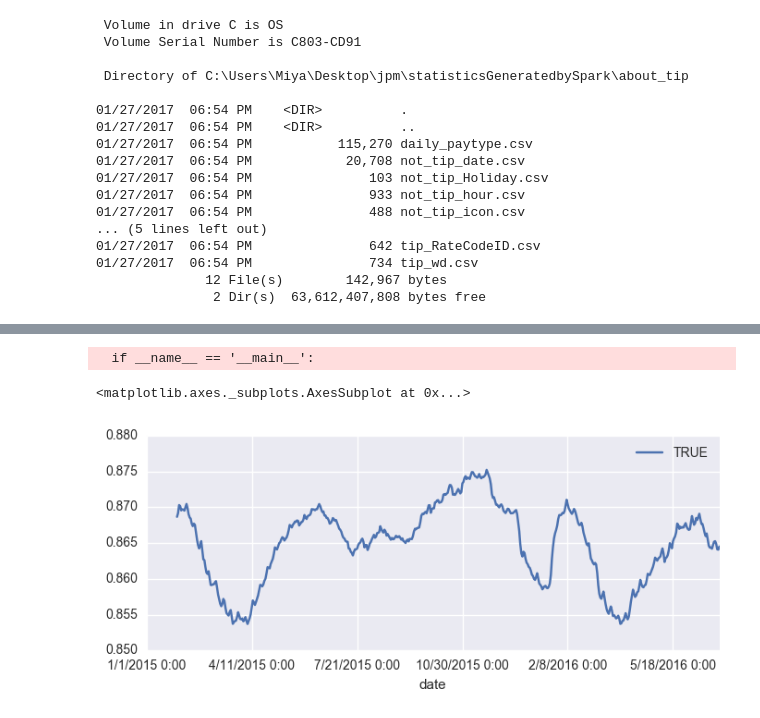
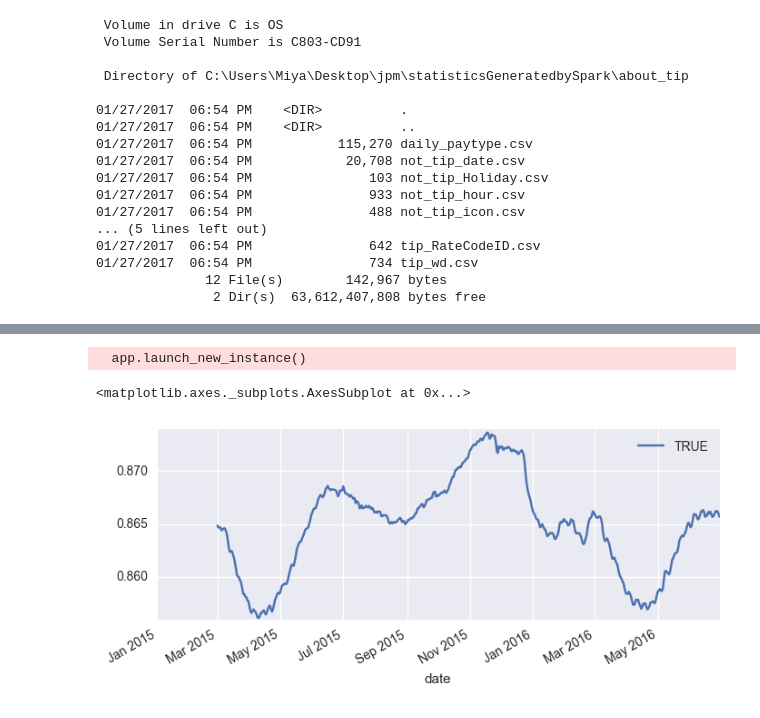
Before and after one commit to MiyainNYC/PySpark-Data-Challenge, a Jupyter notebook: Volume_VIZ.ipynb, the cells around one changed output, grey strips where cells are left out. Drawn from its saved outputs; the diff is of its cells as text; code cells hidden in the pictures.

```diff
--- a/Volume_VIZ.ipynb
+++ b/Volume_VIZ.ipynb
@@ -719,4 +719,4 @@ ls
               12 File(s)        142,967 bytes
                2 Dir(s)  63,612,407,808 bytes free
 # %%
-not_tip_date = pd.read_csv('not_tip_date.csv',parse_dates = ['date']).set_index('date')
+not_tip_date = pd.read_csv('not_tip_date.csv',parse_dates = ['date'])
@@ -745,6 +723,8 @@ not_tip_date
-# %%
-pd.rolling_mean(pd.DataFrame(not_tip_date['TRUE']),30).plot(figsize = (8,3))
-# %% [output]
-  if __name__ == '__main__':
-<matplotlib.axes._subplots.AxesSubplot at 0x...>
-[figure, removed]
+# %%
+not_tip_date2015 = not_tip_date[not_tip_date['date']>=pd.Timestamp('2015-01-01')].reset_index(drop=True)
+not_tip_date2015 = not_tip_date2015.set_index('date')
+pd.rolling_mean(pd.DataFrame(not_tip_date2015['TRUE']),60).plot(figsize = (8,3))
+# %% [output]
+  app.launch_new_instance()
+<matplotlib.axes._subplots.AxesSubplot at 0x...>
+[figure, added]
```
Also changed, not shown: parts of 1 cell of this notebook.
